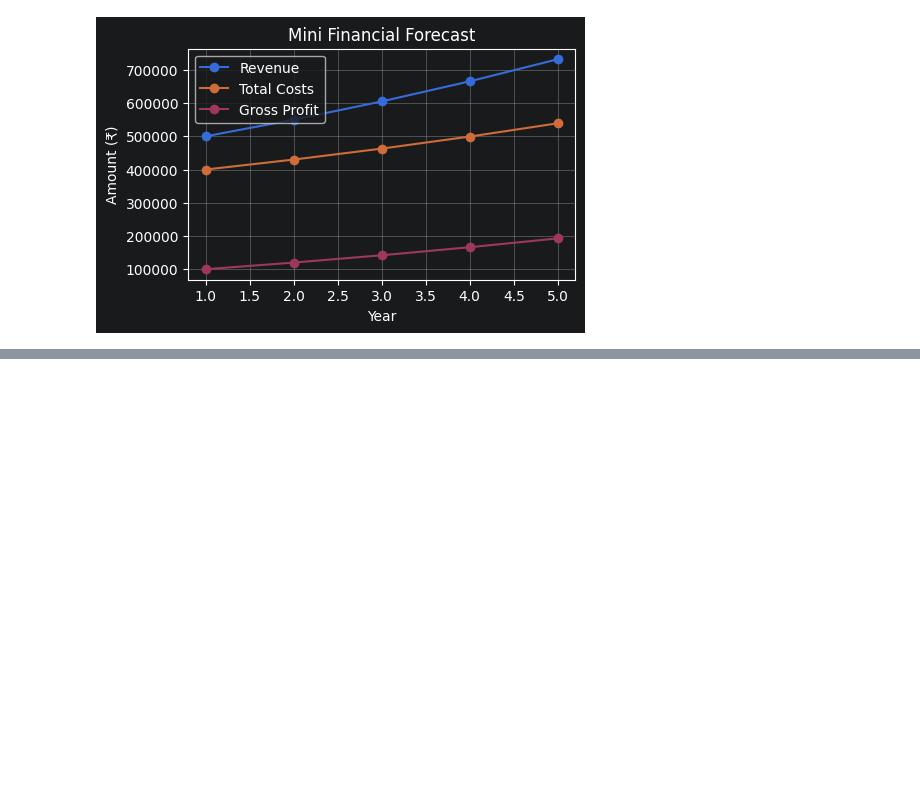
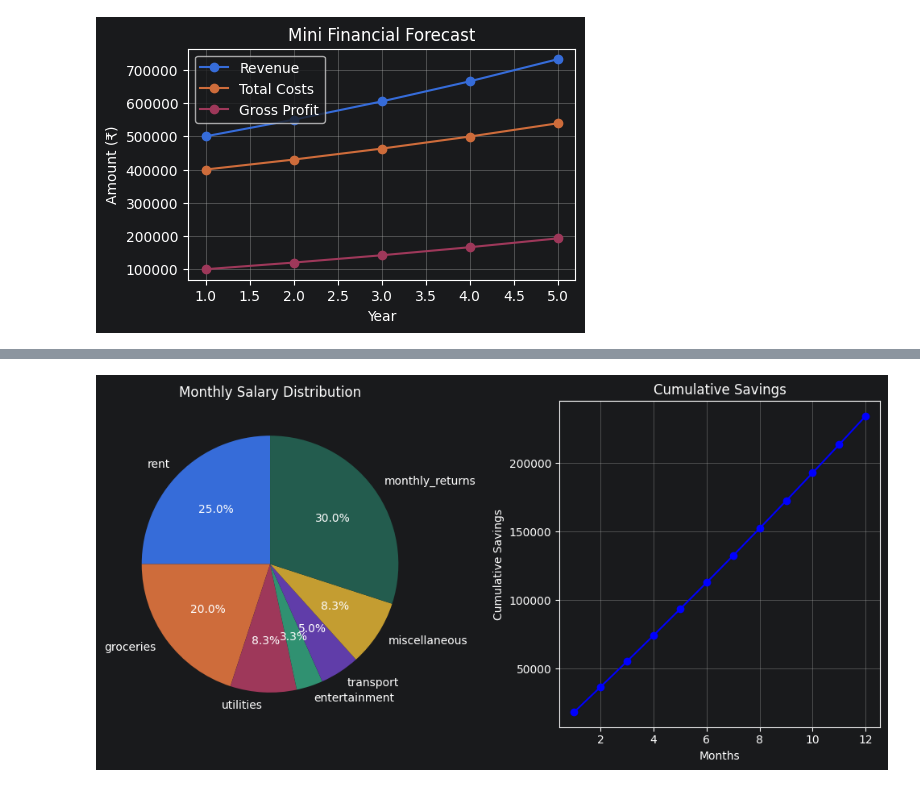
Before and after one commit to Bhuvaneshcmv/PythonInFinance101, a Jupyter notebook: notebook.ipynb, the cells around one changed output, grey strips where cells are left out. Cells and saved outputs as stored; diff of their text form; code cells hidden in the pictures; blank space fills up the shorter version.

```diff
--- a/notebook.ipynb
+++ b/notebook.ipynb
@@ -2421,0 +2435,6 @@ plt.show()
+# %%
+total_expenses = rent + groceries + utilities + entertainment + transport + misc
+
+monthly_savings = salary - total_expenses
+
+print('Monthly Savings ', monthly_savings)
@@ -2421,0 +2443,17 @@ plt.show()
+# %%
+months = list(range(1,13))
+savings_projection = []
+balance = 0
+monthly_return = annual_return/12/100
+
+for m in months:
+    balance = balance + monthly_savings
+    balance = balance * (1+monthly_return)
+    savings_projection.append(round(balance,2))
+# %%
+df = pd.DataFrame({
+    'Months' : months,
+    'Cumulative_Savings' : savings_projection
+})
+df.set_index("Months", inplace=True)
+print(df)
@@ -2421,0 +2475,19 @@ plt.show()
+# %%
+# total_expenses = rent + groceries + utilities + entertainment + transport + misc
+labels =['rent', 'groceries','utilities', 'entertainment','transport','miscellaneous','monthly_returns']
+values=[rent,groceries,utilities,entertainment,transport,misc,monthly_savings]
+plt.figure(figsize=(10,5))
+plt.subplot(1,2,1)
+plt.title("Monthly Salary Distribution")
+plt.pie(values,labels = labels, autopct='%1.1f%%',startangle=90)
+plt.subplot(1,2,2)
+plt.plot(df.index,df['Cumulative_Savings'], marker='o',color='blue')
+plt.title("Cumulative Savings")
+plt.xlabel("Months")
+plt.ylabel("Cumulative Savings")
+plt.grid(True)
+
+plt.tight_layout()
+plt.show()
+# %% [output]
+[figure, added]
```
Also changed, not shown: parts of 5 cells of this notebook, 1 other file.
